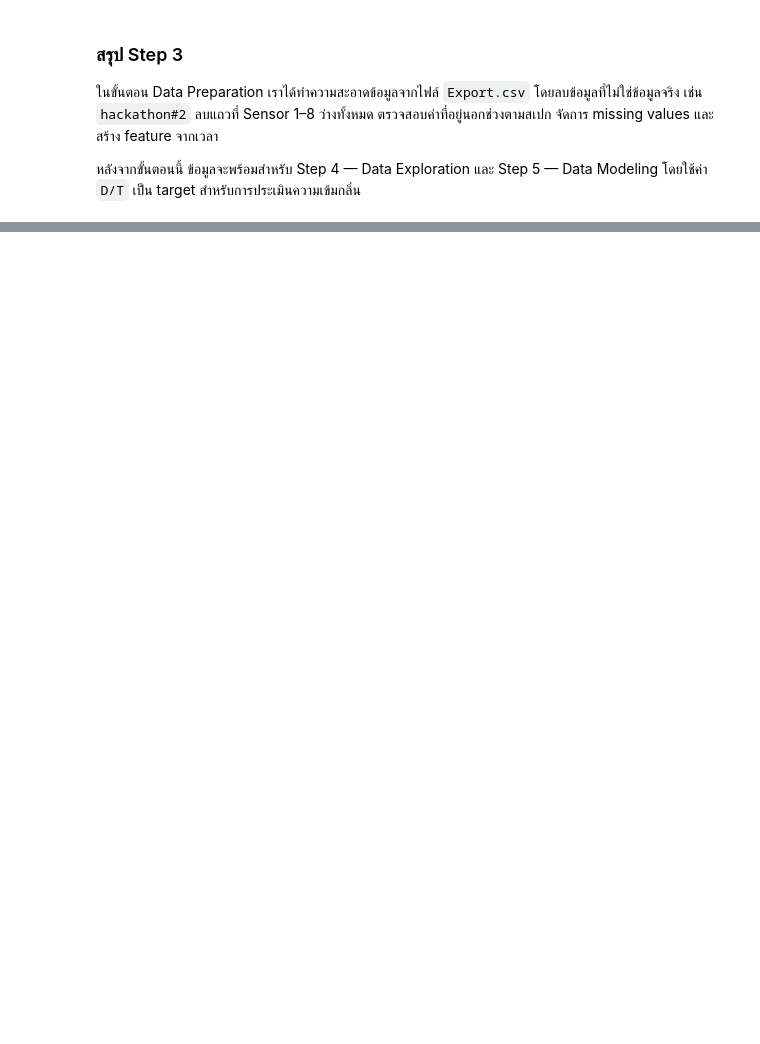
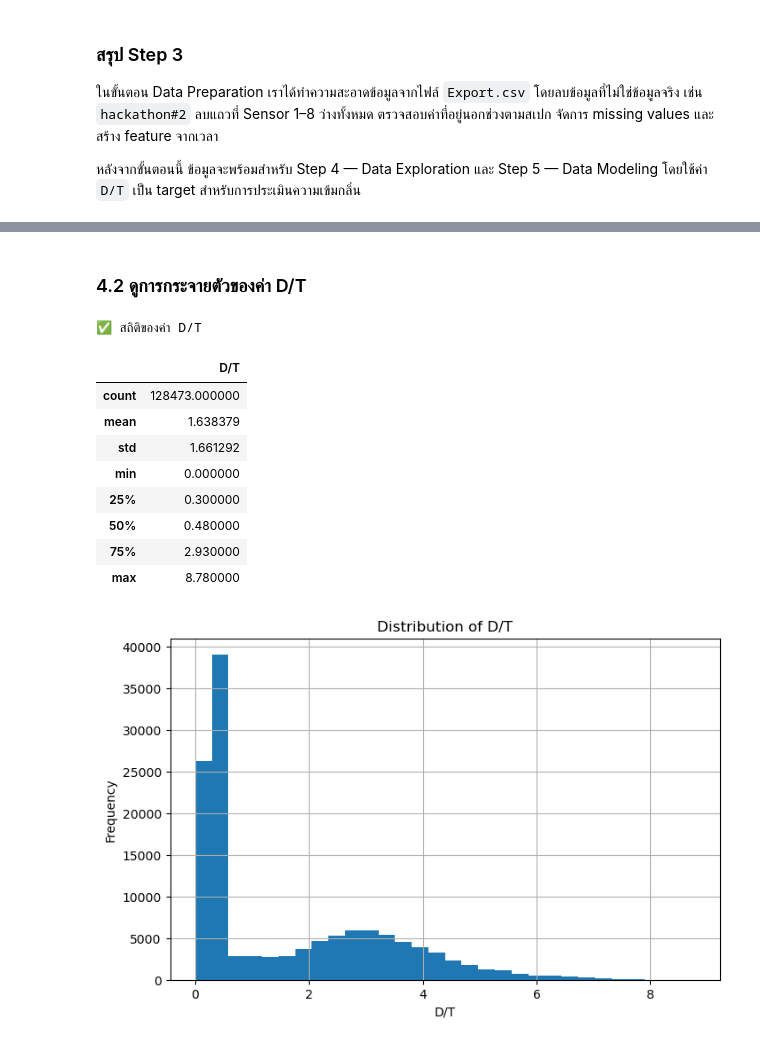
Before and after one commit to Panussu/HackathonGroup3, a Jupyter notebook: enose_analysis.ipynb, the cells around one changed output, grey strips where cells are left out. Drawn from its saved outputs; the diff is of its cells as text; code cells hidden in the pictures; blank space fills up the shorter version.

```diff
--- a/enose_analysis.ipynb
+++ b/enose_analysis.ipynb
@@ -387,0 +641,36 @@ display(df_clean["D/T"].describe().to_frame("D/T"))
+# %% [markdown]
+### 4.2 ดูการกระจายตัวของค่า D/T
+# %%
+import matplotlib.pyplot as plt
+from IPython.display import display
+
+# กัน error ถ้ายังไม่ได้กำหนด target_col
+if "target_col" not in globals():
+    target_col = "D/T"
+
+# กัน error ถ้ายังไม่มี df_clean
+if "df_clean" not in globals():
+    raise NameError("ยังไม่มี df_clean กรุณารัน cell แรกของ Step 4 หรือ Step 3 ก่อน")
+
+print("✅ สถิติของค่า D/T")
+display(df_clean[target_col].describe().to_frame("D/T"))
+
+plt.figure(figsize=(8, 5))
+plt.hist(df_clean[target_col].dropna(), bins=30)
+plt.title("Distribution of D/T")
+plt.xlabel("D/T")
+plt.ylabel("Frequency")
+plt.grid(True)
+plt.show()
+# %% [output]
+✅ สถิติของค่า D/T
+|  | D/T |
+| count | 128473.000000 |
+| mean | 1.638379 |
+| std | 1.661292 |
+| min | 0.000000 |
+| 25% | 0.300000 |
+| 50% | 0.480000 |
+| 75% | 2.930000 |
+| max | 8.780000 |
+[figure, added]
```
Also changed, not shown: parts of 30 cells of this notebook.
